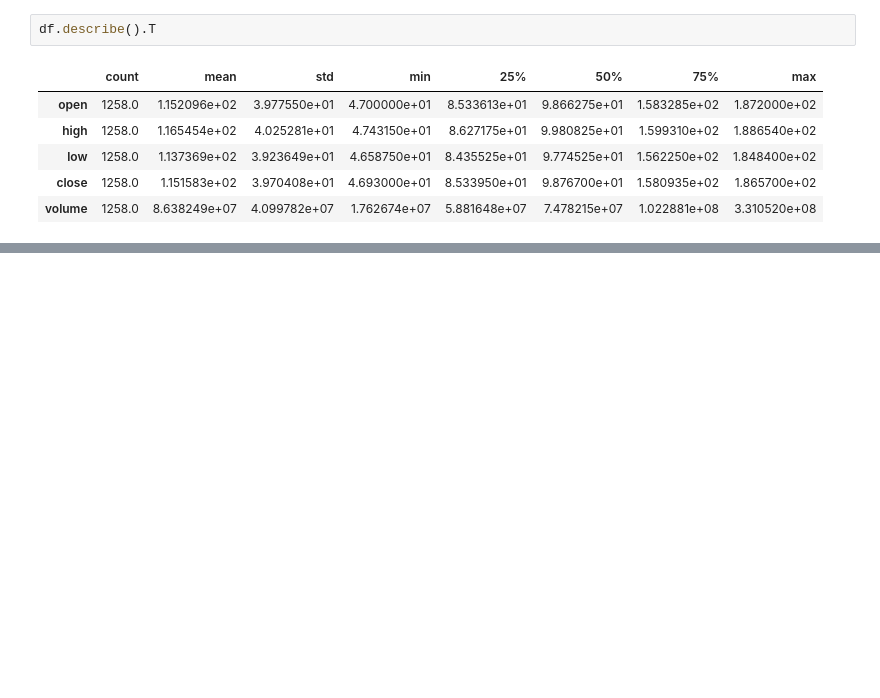
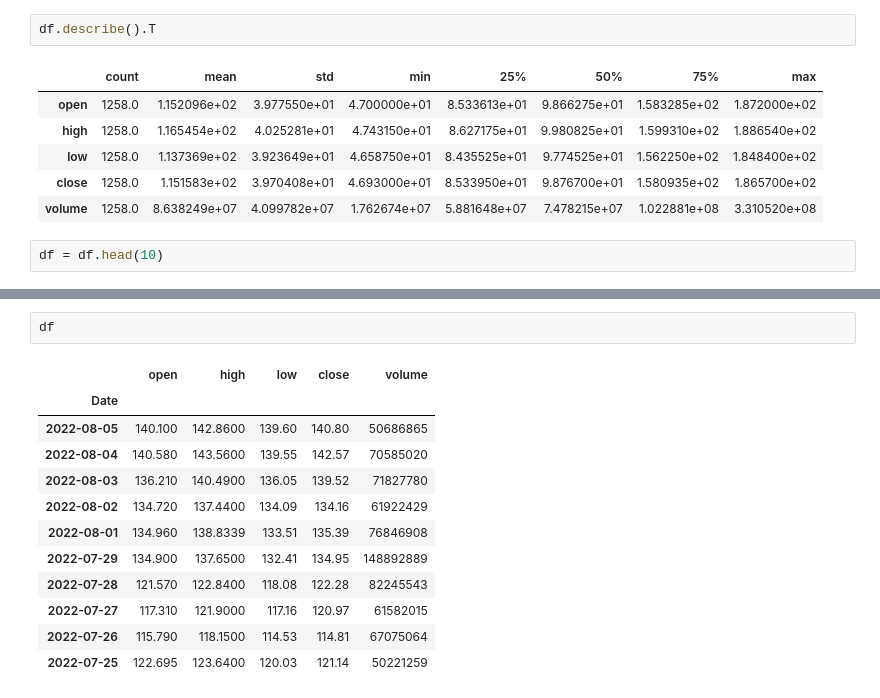
Before and after one commit to wkkw0203/pyton_data_science_bootcamp, a Jupyter notebook: dane_gieldowe_kurs_udemy.ipynb, the cells around one changed output, grey strips where cells are left out. Cells and saved outputs as stored; diff of their text form; blank space fills up the shorter version.

```diff
--- a/dane_gieldowe_kurs_udemy.ipynb
+++ b/dane_gieldowe_kurs_udemy.ipynb
@@ -91,3 +91,5 @@ df.describe().T
 | low | 1258.0 | 1.137369e+02 | 3.923649e+01 | 4.658750e+01 | 8.435525e+01 | 9.774525e+01 | 1.562250e+02 | 1.848400e+02 |
 | close | 1258.0 | 1.151583e+02 | 3.970408e+01 | 4.693000e+01 | 8.533950e+01 | 9.876700e+01 | 1.580935e+02 | 1.865700e+02 |
 | volume | 1258.0 | 8.638249e+07 | 4.099782e+07 | 1.762674e+07 | 5.881648e+07 | 7.478215e+07 | 1.022881e+08 | 3.310520e+08 |
+# %%
+df = df.head(10)
@@ -93,0 +231,15 @@ df.describe().T
+# %%
+df
+# %% [output]
+|  | open | high | low | close | volume |
+| Date |  |  |  |  |  |
+| 2022-08-05 | 140.100 | 142.8600 | 139.60 | 140.80 | 50686865 |
+| 2022-08-04 | 140.580 | 143.5600 | 139.55 | 142.57 | 70585020 |
+| 2022-08-03 | 136.210 | 140.4900 | 136.05 | 139.52 | 71827780 |
+| 2022-08-02 | 134.720 | 137.4400 | 134.09 | 134.16 | 61922429 |
+| 2022-08-01 | 134.960 | 138.8339 | 133.51 | 135.39 | 76846908 |
+| 2022-07-29 | 134.900 | 137.6500 | 132.41 | 134.95 | 148892889 |
+| 2022-07-28 | 121.570 | 122.8400 | 118.08 | 122.28 | 82245543 |
+| 2022-07-27 | 117.310 | 121.9000 | 117.16 | 120.97 | 61582015 |
+| 2022-07-26 | 115.790 | 118.1500 | 114.53 | 114.81 | 67075064 |
+| 2022-07-25 | 122.695 | 123.6400 | 120.03 | 121.14 | 50221259 |
```
Also changed, not shown: parts of 11 cells of this notebook.
